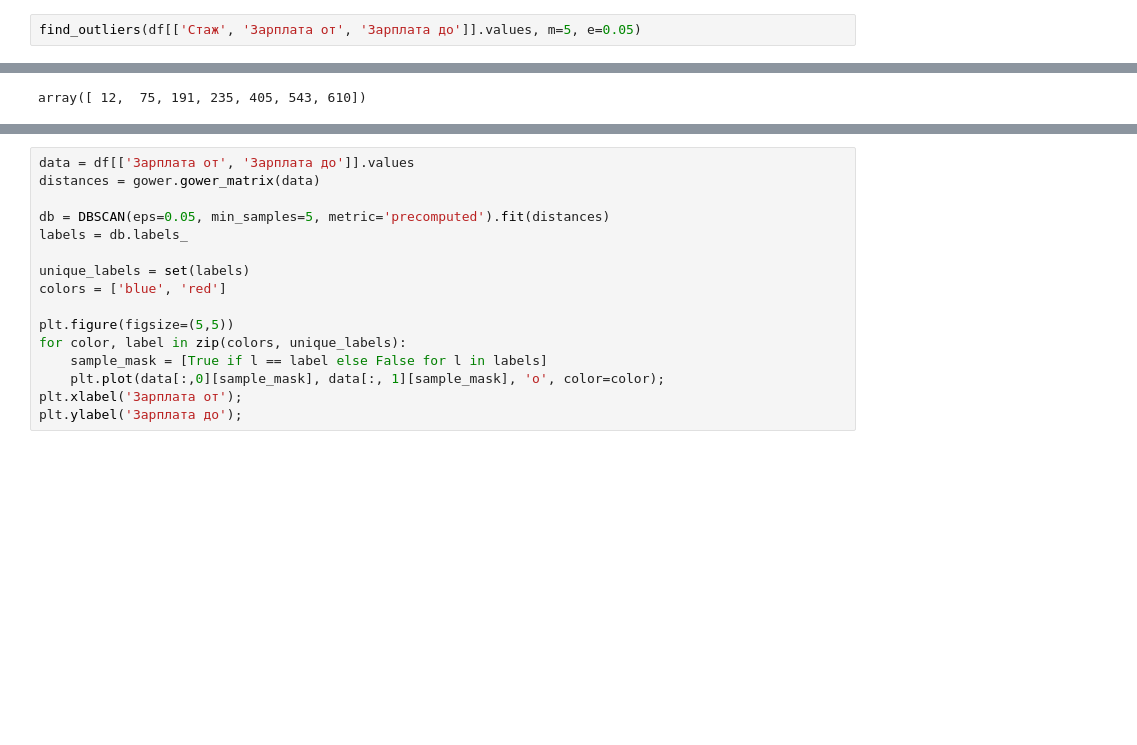
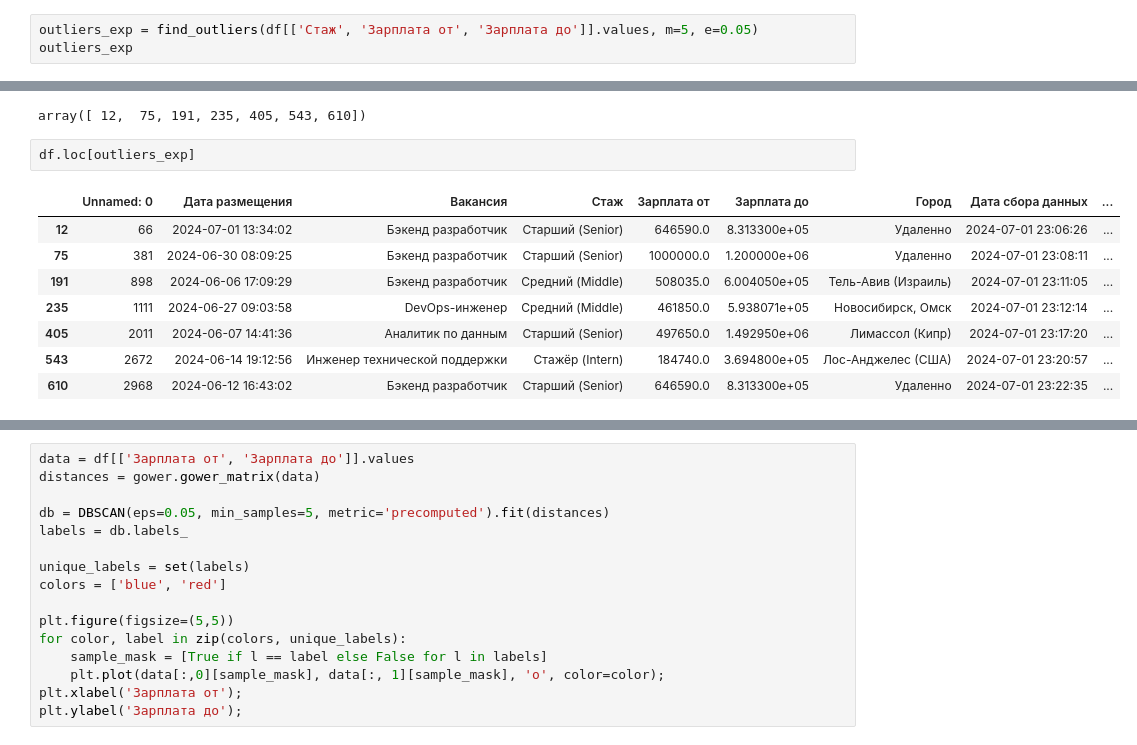
Before and after one commit to LadHrAnalytics/ML_HR, a Jupyter notebook: Notebooks/habr_outliers.ipynb, the cells around one changed output, grey strips where cells are left out. Drawn from its saved outputs; the diff is of its cells as text; blank space fills up the shorter version.

```diff
--- a/Notebooks/habr_outliers.ipynb
+++ b/Notebooks/habr_outliers.ipynb
@@ -72,6 +98,18 @@ array([  9,  11,  13,  22,  27,  33,  40,  59,  61,  62,  63,  75,  76,
 # %%
-find_outliers(df[['Стаж', 'Зарплата от', 'Зарплата до']].values, m=5, e=0.05)
+outliers_exp = find_outliers(df[['Стаж', 'Зарплата от', 'Зарплата до']].values, m=5, e=0.05)
+outliers_exp
 # %% [output]
 Number of outliers:  7
 array([ 12,  75, 191, 235, 405, 543, 610])
+# %%
+df.loc[outliers_exp]
+# %% [output]
+|  | Unnamed: 0 | Дата размещения | Вакансия | Стаж | Зарплата от | Зарплата до | Город | Дата сбора данных | ... |
+| 12 | 66 | 2024-07-01 13:34:02 | Бэкенд разработчик | Старший (Senior) | 646590.0 | 8.313300e+05 | Удаленно | 2024-07-01 23:06:26 | ... |
+| 75 | 381 | 2024-06-30 08:09:25 | Бэкенд разработчик | Старший (Senior) | 1000000.0 | 1.200000e+06 | Удаленно | 2024-07-01 23:08:11 | ... |
+| 191 | 898 | 2024-06-06 17:09:29 | Бэкенд разработчик | Средний (Middle) | 508035.0 | 6.004050e+05 | Тель-Авив (Израиль) | 2024-07-01 23:11:05 | ... |
+| 235 | 1111 | 2024-06-27 09:03:58 | DevOps-инженер | Средний (Middle) | 461850.0 | 5.938071e+05 | Новосибирск, Омск | 2024-07-01 23:12:14 | ... |
+| 405 | 2011 | 2024-06-07 14:41:36 | Аналитик по данным | Старший (Senior) | 497650.0 | 1.492950e+06 | Лимассол (Кипр) | 2024-07-01 23:17:20 | ... |
+| 543 | 2672 | 2024-06-14 19:12:56 | Инженер технической поддержки | Стажёр (Intern) | 184740.0 | 3.694800e+05 | Лос-Анджелес (США) | 2024-07-01 23:20:57 | ... |
+| 610 | 2968 | 2024-06-12 16:43:02 | Бэкенд разработчик | Старший (Senior) | 646590.0 | 8.313300e+05 | Удаленно | 2024-07-01 23:22:35 | ... |
 # %%
```
Also changed, not shown: parts of 6 cells of this notebook.
